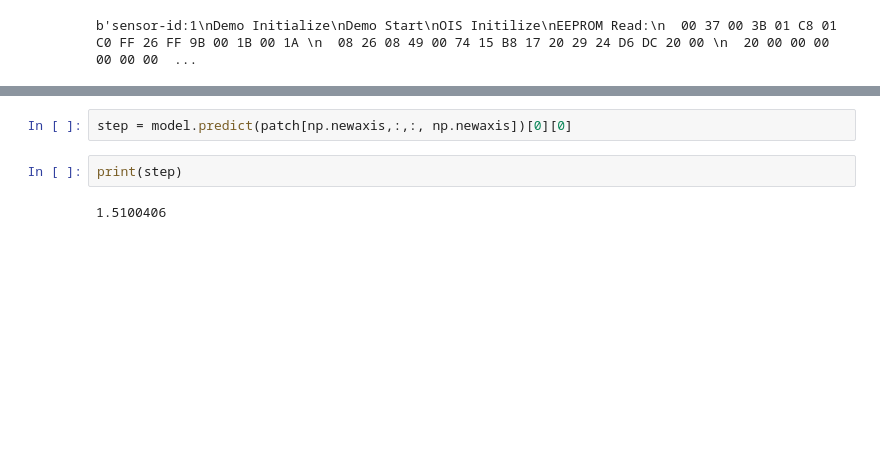
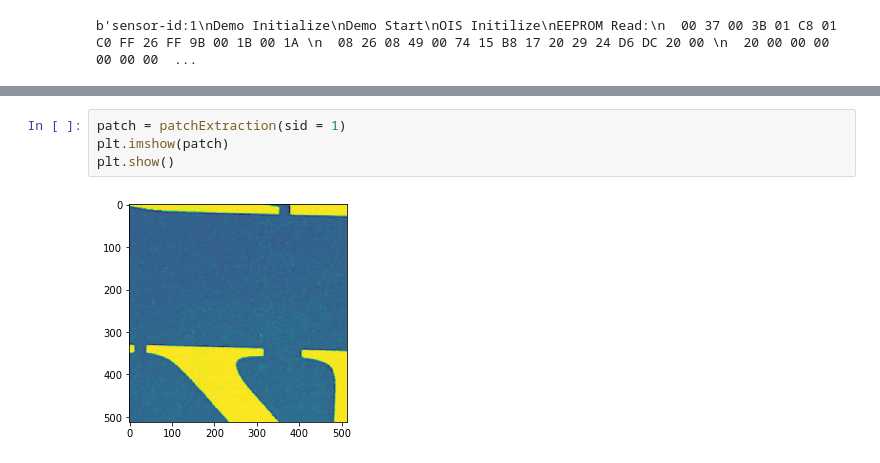
Before and after one commit to cianhwang/autofocusVCM, a Jupyter notebook: test.ipynb, the cells around one changed output, grey strips where cells are left out. Cells and saved outputs as stored; diff of their text form; blank space fills up the shorter version.

```diff
--- a/test.ipynb
+++ b/test.ipynb
@@ -158,6 +190,6 @@ KeyboardInterrupt:
-# %%
-step = model.predict(patch[np.newaxis,:,:, np.newaxis])[0][0]
-# %%
-print(step)
-# %% [output]
-1.5100406
+# %%
+patch = patchExtraction(sid = 1)
+plt.imshow(patch)
+plt.show()
+# %% [output]
+[figure, added]
```
Also changed, not shown: parts of 7 cells of this notebook.
